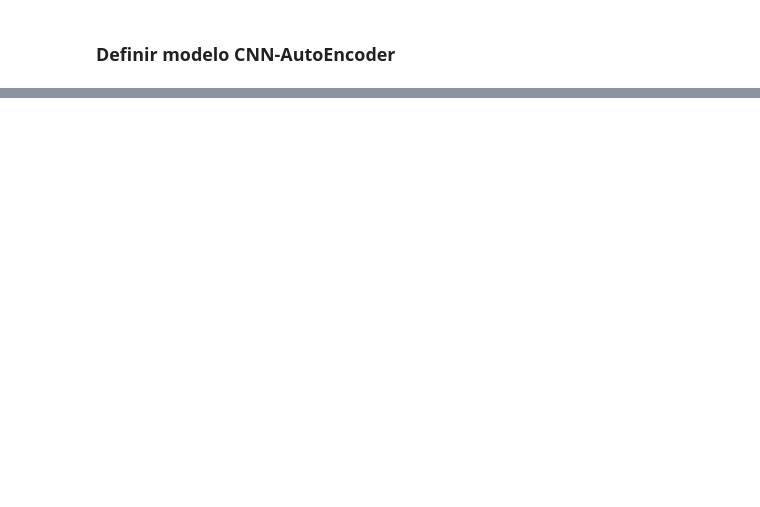
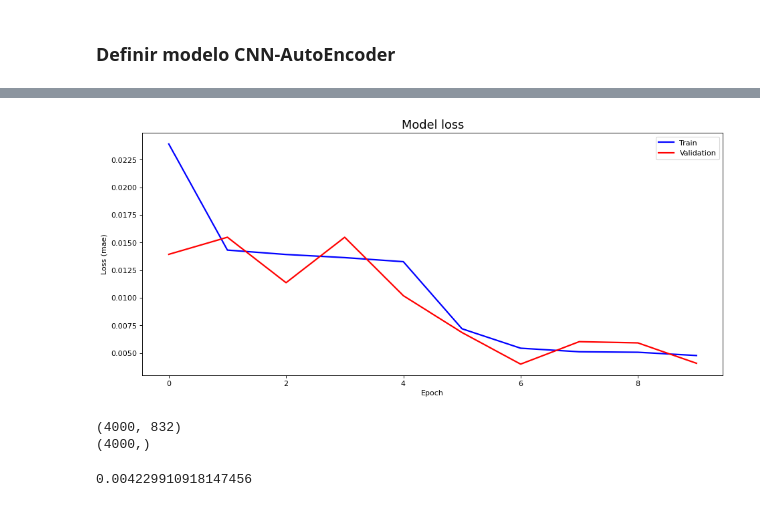
Before and after one commit to alokproc/aprendizaje_automatico_avanzado, a Jupyter notebook: 04_graded_lab/composite_cnn.ipynb, the cells around one changed output, grey strips where cells are left out. Saved outputs shown, nothing was run; the diff lists cells and outputs as text; code cells hidden in the pictures; blank space fills up the shorter version.

```diff
--- a/04_graded_lab/composite_cnn.ipynb
+++ b/04_graded_lab/composite_cnn.ipynb
@@ -85,2 +124,8 @@ Trainable params: 6,728
 Non-trainable params: 0
 _________________________________________________________________
+# %%
+from tensorflow.keras.callbacks import EarlyStopping
+
+early_stop = [EarlyStopping(monitor='val_loss', min_delta=0, patience=3, verbose=0, mode='auto', baseline=None)]
+
+history = model.fit(train, train, callbacks=early_stop, epochs=50, batch_size=64, validation_split=0.1)
@@ -86,0 +150,30 @@ _________________________________________________________________
+# %%
+from matplotlib import pyplot as plt
+
+# plot the training losses
+fig, ax = plt.subplots(figsize=(14, 6), dpi=80)
+ax.plot(history.history['loss'], 'b', label='Train', linewidth=2)
+ax.plot(history.history['val_loss'], 'r', label='Validation', linewidth=2)
+ax.set_title('Model loss', fontsize=16)
+ax.set_ylabel('Loss (mae)')
+ax.set_xlabel('Epoch')
+ax.legend(loc='upper right')
+plt.show()
+# %% [output]
+[figure, added]
+# %%
+import numpy as np
+
+pred_train = model.predict(train)
+
+mean = np.mean(np.abs(pred_train-train), axis=2)
+print(mean.shape)
+mean = np.mean(mean, axis=1)
+print(mean.shape)
+
+threshold = mean.mean()+3*mean.std()
+threshold
+# %% [output]
+(4000, 832)
+(4000,)
+0.004229910918147456
```
Also changed, not shown: parts of 13 cells of this notebook.
